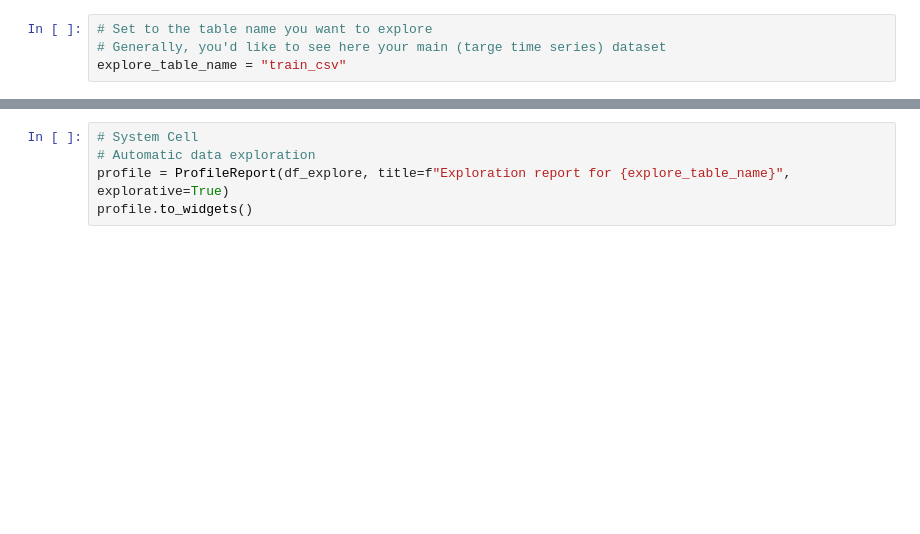
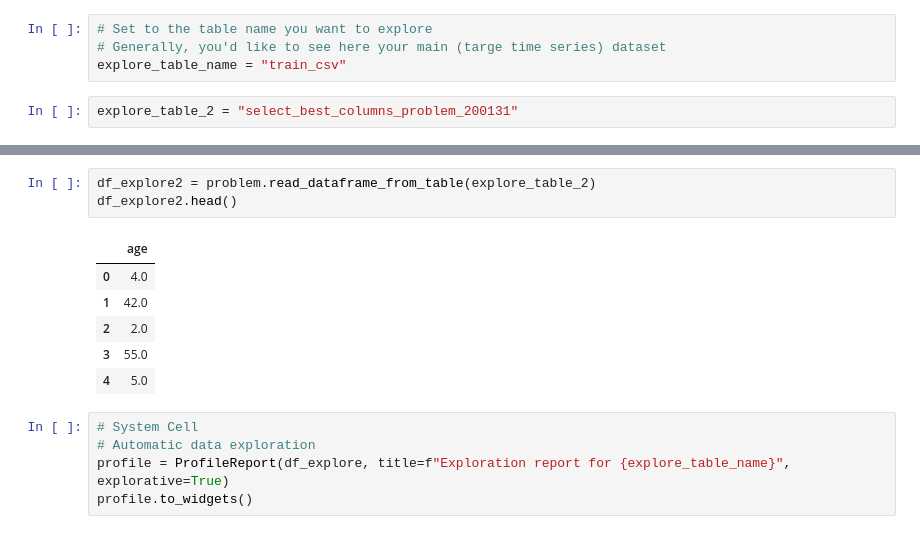
Before and after one commit to trilogy-group/cn-ml-factory-Problem-200131, a Jupyter notebook: ml-factory-exploration-notebook-200131/SageMaker/predict-survivor-titanic.ipynb, the cells around one changed output, grey strips where cells are left out. Saved outputs shown, nothing was run; the diff lists cells and outputs as text; blank space fills up the shorter version.

```diff
--- a/ml-factory-exploration-notebook-200131/SageMaker/predict-survivor-titanic.ipynb
+++ b/ml-factory-exploration-notebook-200131/SageMaker/predict-survivor-titanic.ipynb
@@ -171,6 +172,8 @@ Visualize and Analize your data automatically based on Pandas Profiler
 # Set to the table name you want to explore
 # Generally, you'd like to see here your main (targe time series) dataset
 explore_table_name = "train_csv"
+# %%
+explore_table_2 = "select_best_columns_problem_200131"
 # %%
 # Data frame from the exloration table
 df_explore = problem.read_dataframe_from_table(explore_table_name)
@@ -182,6 +185,16 @@ df_explore.head()
 | 2 | 3 | 1 | 3 | Heikkinen, Miss. Laina | female | 26.0 | 0 | 0 | STON/O2. 3101282 | 7.9250 | ... |
 | 3 | 4 | 1 | 1 | Futrelle, Mrs. Jacques Heath (Lil... | female | 35.0 | 1 | 0 | 113803 | 53.1000 | ... |
 | 4 | 5 | 0 | 3 | Allen, Mr. William Henry | male | 35.0 | 0 | 0 | 373450 | 8.0500 | ... |
+# %%
+df_explore2 = problem.read_dataframe_from_table(explore_table_2)
+df_explore2.head()
+# %% [output]
+|  | age |
+| 0 | 4.0 |
+| 1 | 42.0 |
+| 2 | 2.0 |
+| 3 | 55.0 |
+| 4 | 5.0 |
 # %%
 # System Cell
 # Automatic data exploration
```
Also changed, not shown: parts of 1 cell of this notebook.
